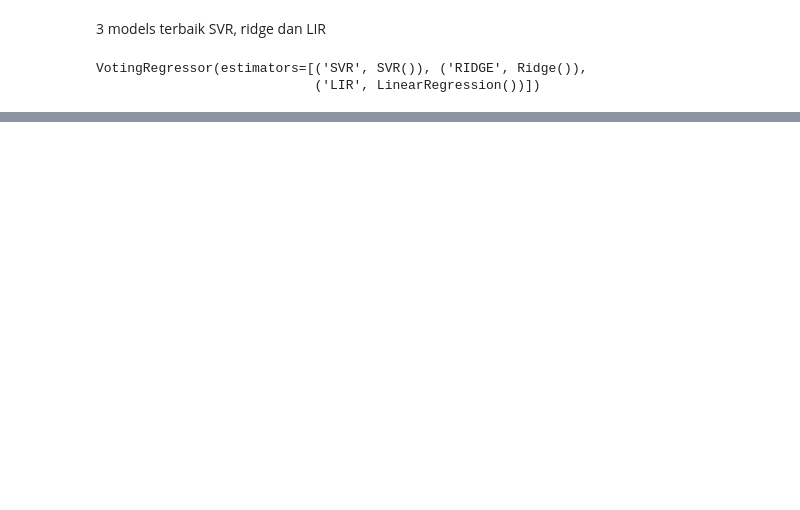
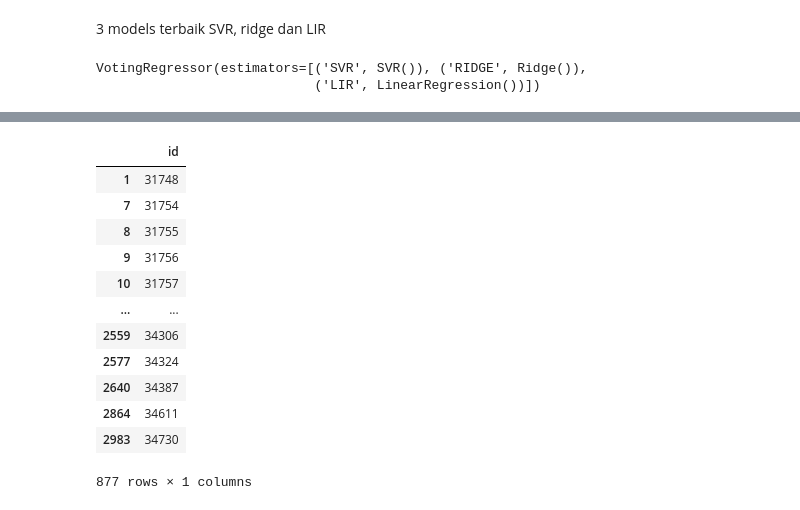
Before and after one commit to TeguhPermana666/Find_IT, a Jupyter notebook: Analisis.ipynb, the cells around one changed output, grey strips where cells are left out. Saved outputs shown, nothing was run; the diff lists cells and outputs as text; code cells hidden in the pictures; blank space fills up the shorter version.

```diff
--- a/Analisis.ipynb
+++ b/Analisis.ipynb
@@ -1226,0 +1267,16 @@ array([-0.0484981 , -0.0484981 , -0.0484981 , ..., -0.03260295,
+# %%
+finalID
+# %% [output]
+|  | id |
+| 1 | 31748 |
+| 7 | 31754 |
+| 8 | 31755 |
+| 9 | 31756 |
+| 10 | 31757 |
+| ... | ... |
+| 2559 | 34306 |
+| 2577 | 34324 |
+| 2640 | 34387 |
+| 2864 | 34611 |
+| 2983 | 34730 |
+877 rows × 1 columns
```
Also changed, not shown: parts of 22 cells of this notebook.
